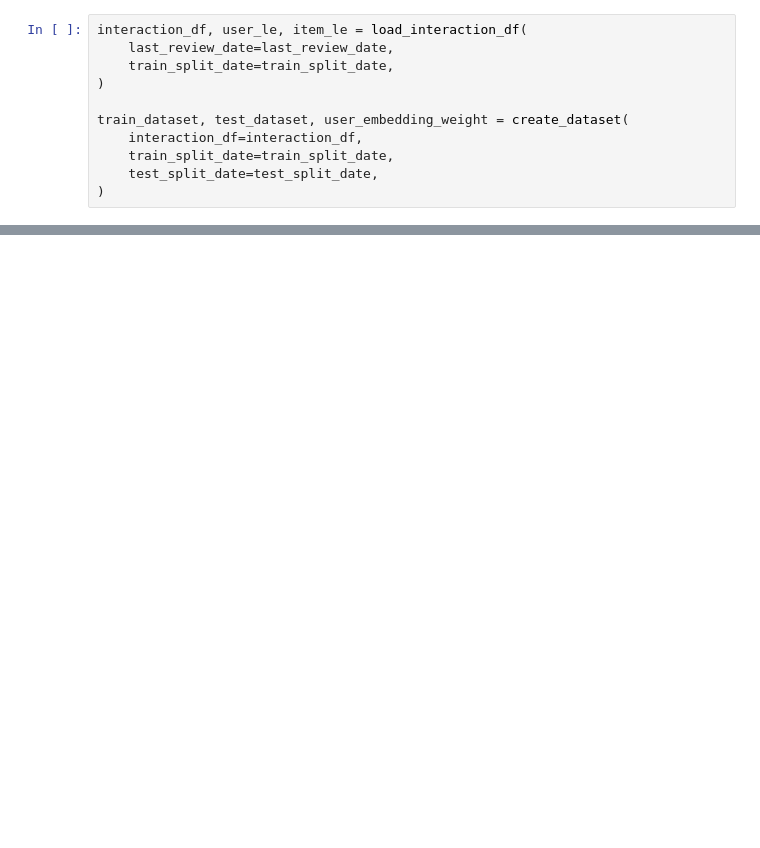
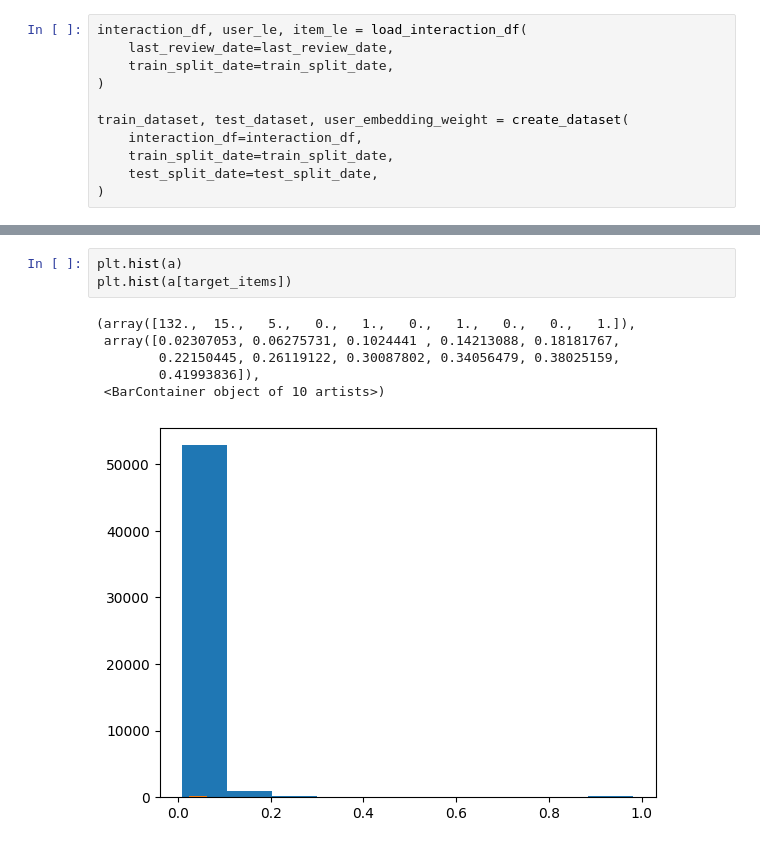
Before and after one commit to tishii2479/my-master-project, a Jupyter notebook: notebook/c.ipynb, the cells around one changed output, grey strips where cells are left out. Saved outputs shown, nothing was run; the diff lists cells and outputs as text; blank space fills up the shorter version.

```diff
--- a/notebook/c.ipynb
+++ b/notebook/c.ipynb
@@ -77,0 +195,10 @@ KeyboardInterrupt:
+# %%
+plt.hist(a)
+plt.hist(a[target_items])
+# %% [output]
+(array([132.,  15.,   5.,   0.,   1.,   0.,   1.,   0.,   0.,   1.]),
+ array([0.02307053, 0.06275731, 0.1024441 , 0.14213088, 0.18181767,
+        0.22150445, 0.26119122, 0.30087802, 0.34056479, 0.38025159,
+        0.41993836]),
+ <BarContainer object of 10 artists>)
+[figure, added]
```
Also changed, not shown: parts of 8 cells of this notebook, 3 other files.
